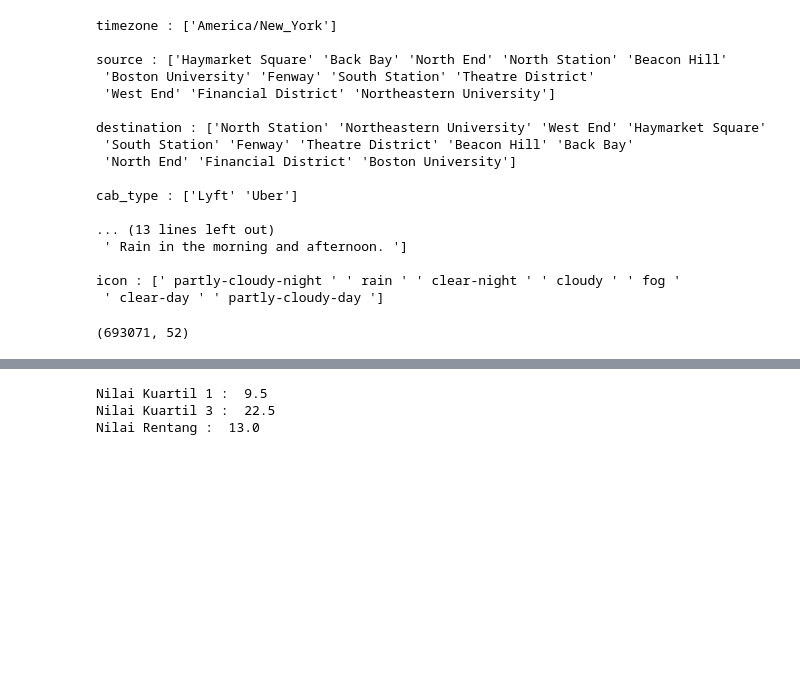
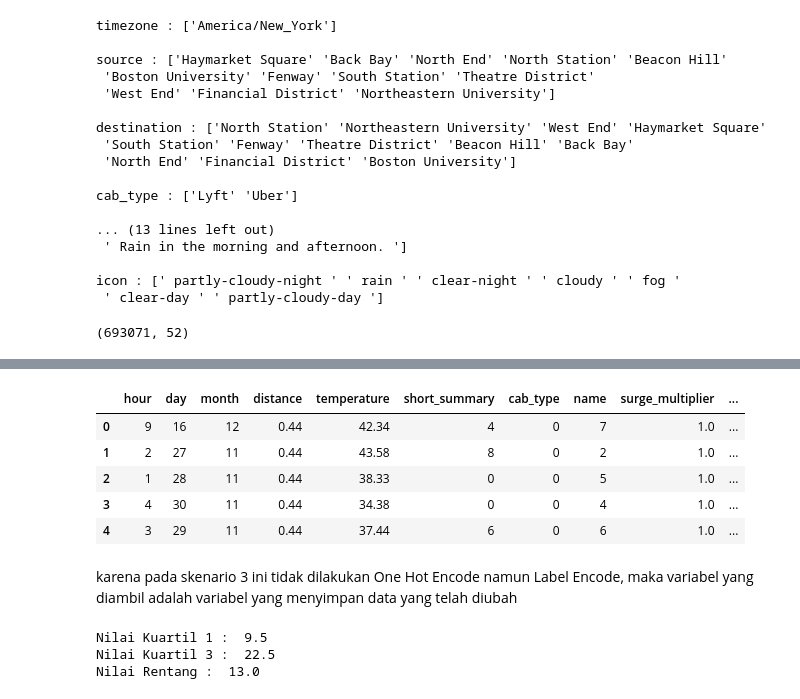
Before and after one commit to tassyirifiyya/ProjectHacktiv8-Kelp1, a Jupyter notebook: PYTN_KampusMerdeka_FP1_Hacktiv8.ipynb, the cells around one changed output, grey strips where cells are left out. Drawn from its saved outputs; the diff is of its cells as text; code cells hidden in the pictures; blank space fills up the shorter version.

```diff
--- a/PYTN_KampusMerdeka_FP1_Hacktiv8.ipynb
+++ b/PYTN_KampusMerdeka_FP1_Hacktiv8.ipynb
@@ -1531 +1552,12 @@ heat_map(df_korelasi_encode_mean2,heat_map_modeling_mean2)
+# %%
+df_korelasi_encode_mean2.head()
+# %% [output]
+|  | hour | day | month | distance | temperature | short_summary | cab_type | name | surge_multiplier | ... |
+| 0 | 9 | 16 | 12 | 0.44 | 42.34 | 4 | 0 | 7 | 1.0 | ... |
+| 1 | 2 | 27 | 11 | 0.44 | 43.58 | 8 | 0 | 2 | 1.0 | ... |
+| 2 | 1 | 28 | 11 | 0.44 | 38.33 | 0 | 0 | 5 | 1.0 | ... |
+| 3 | 4 | 30 | 11 | 0.44 | 34.38 | 0 | 0 | 4 | 1.0 | ... |
+| 4 | 3 | 29 | 11 | 0.44 | 37.44 | 6 | 0 | 6 | 1.0 | ... |
+# %% [markdown]
+karena pada skenario 3 ini tidak dilakukan One Hot Encode namun Label Encode, maka variabel yang diambil adalah variabel yang menyimpan data yang telah diubah
 # %%
```
Also changed, not shown: parts of 29 cells of this notebook.
